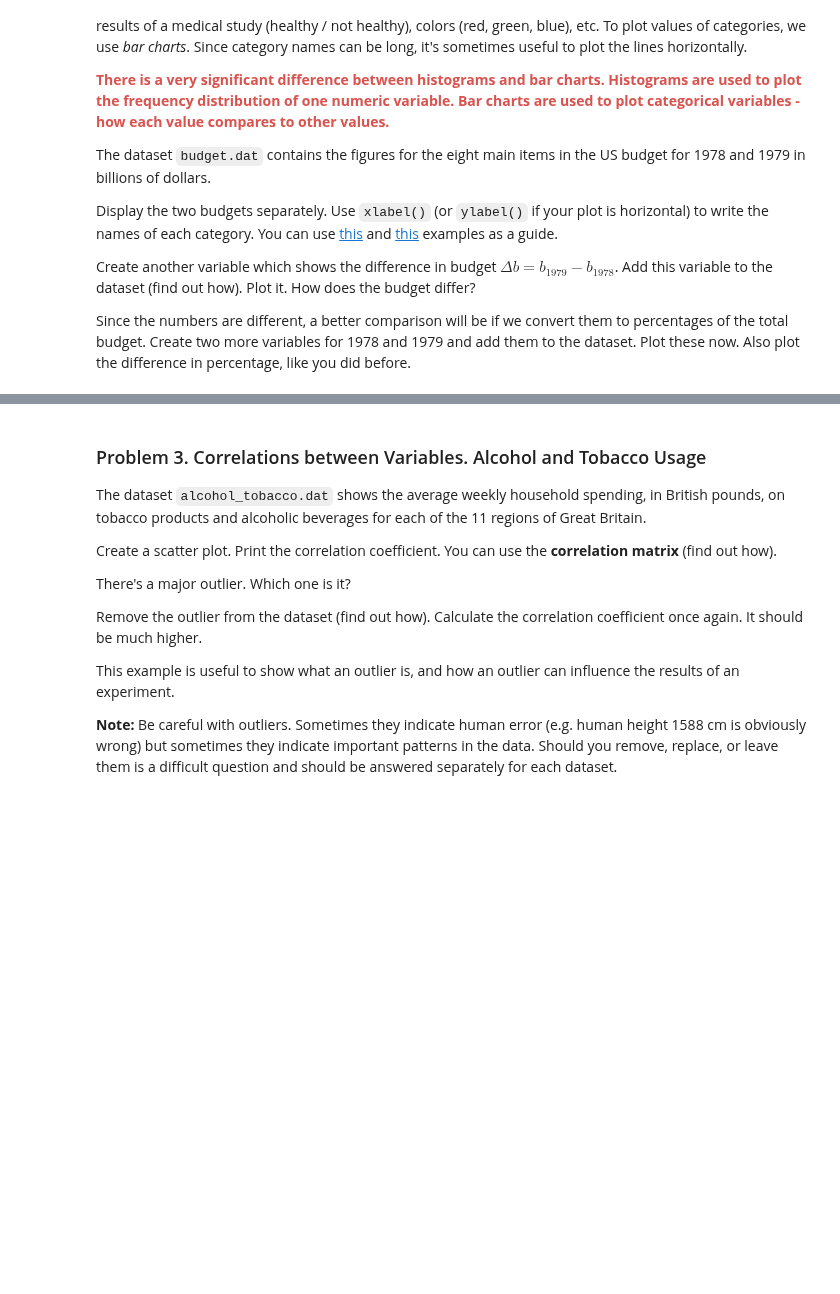
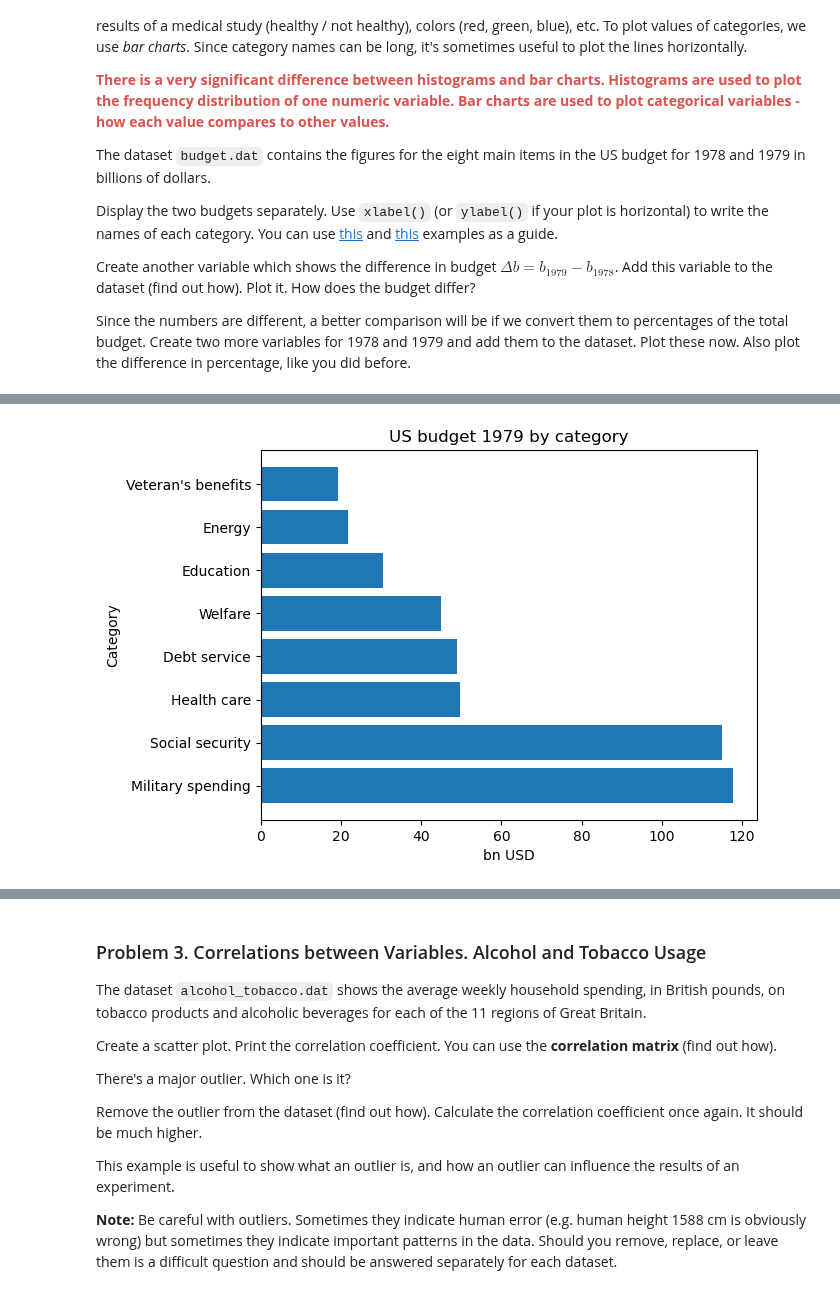
Before and after one commit to mi6oo6im/ml_math_for_devs, a Jupyter notebook: 12. Exercise Statistics/Statistics Exercise.ipynb, the cells around one changed output, grey strips where cells are left out. Saved outputs shown, nothing was run; the diff lists cells and outputs as text; code cells hidden in the pictures; blank space fills up the shorter version.

```diff
--- a/12. Exercise Statistics/Statistics Exercise.ipynb
+++ b/12. Exercise Statistics/Statistics Exercise.ipynb
@@ -144,0 +165,8 @@ Since the numbers are different, a better comparison will be if we convert them
+# %%
+plt.barh(budget_df['Category'], budget_df['1979'])
+plt.title('US budget 1979 by category')
+plt.xlabel('bn USD')
+plt.ylabel('Category')
+plt.show()
+# %% [output]
+[figure, added]
```
Also changed, not shown: parts of 11 cells of this notebook.
